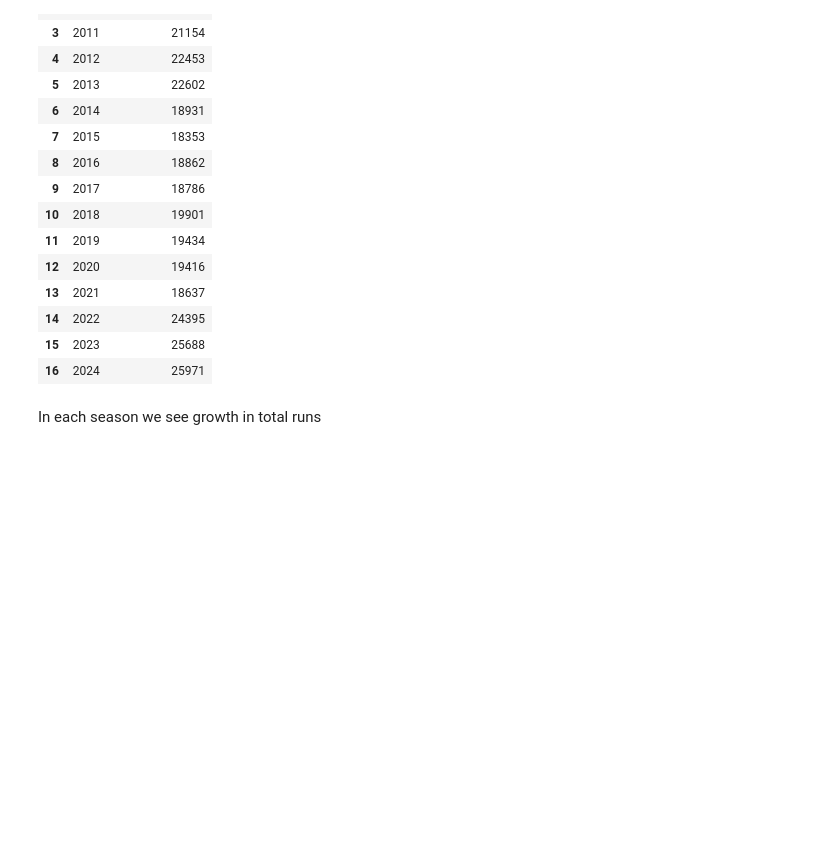
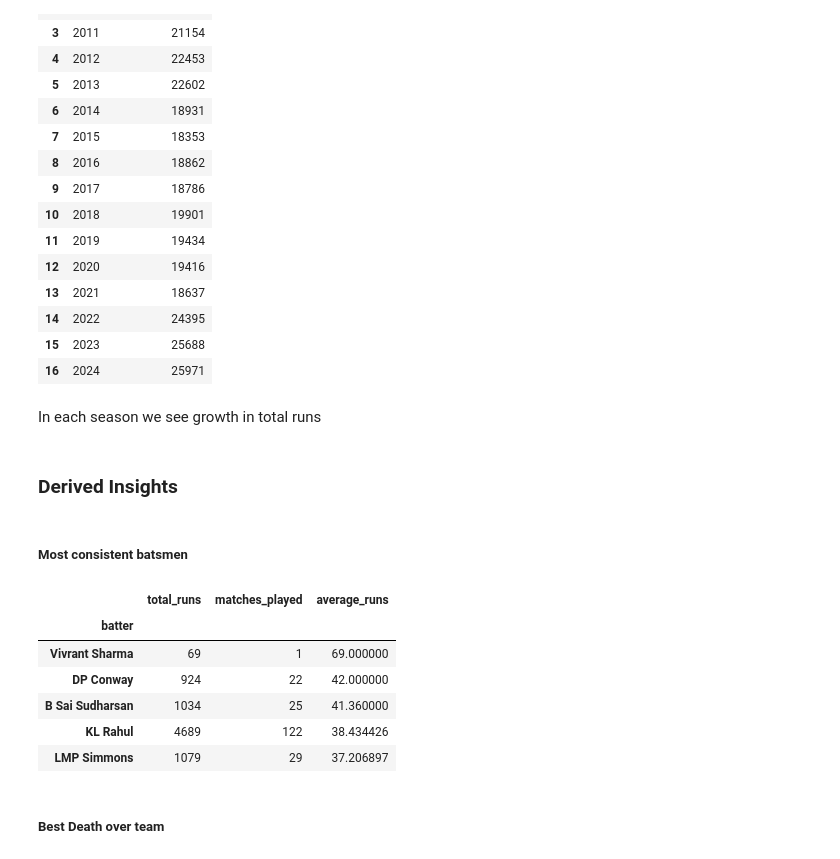
Before and after one commit to amitkr069/DataAnalysisPipeline, a Jupyter notebook: data_analysis.ipynb, the cells around one changed output. Drawn from its saved outputs; the diff is of its cells as text; code cells hidden in the pictures; blank space fills up the shorter version.

Commit message:
Derived Insights

```diff
--- a/data_analysis.ipynb
+++ b/data_analysis.ipynb
@@ -807,7 +807,8 @@ batter_average.columns = ['total_runs', 'matches_played']
 
 batter_average['average_runs'] = batter_average['total_runs']/batter_average['matches_played']
 # %%
-batter_average.sort_values('average_runs', ascending=False).head(10)
+batter_average = batter_average.sort_values('average_runs', ascending=False).head(10)
+batter_average
 # %% [output]
 |  | total_runs | matches_played | average_runs |
 | batter |  |  |  |
@@ -1579,3 +1581,19 @@ runs_per_season
 | 16 | 2024 | 25971 |
 # %% [markdown]
 In each season we see growth in total runs
+# %% [markdown]
+### Derived Insights
+# %% [markdown]
+##### Most consistent batsmen
+# %%
+batter_average.head(5)
+# %% [output]
+|  | total_runs | matches_played | average_runs |
+| batter |  |  |  |
+| Vivrant Sharma | 69 | 1 | 69.000000 |
+| DP Conway | 924 | 22 | 42.000000 |
+| B Sai Sudharsan | 1034 | 25 | 41.360000 |
+| KL Rahul | 4689 | 122 | 38.434426 |
+| LMP Simmons | 1079 | 29 | 37.206897 |
+# %% [markdown]
+##### Best Death over team
```
Also changed, not shown: parts of 6 cells of this notebook.
